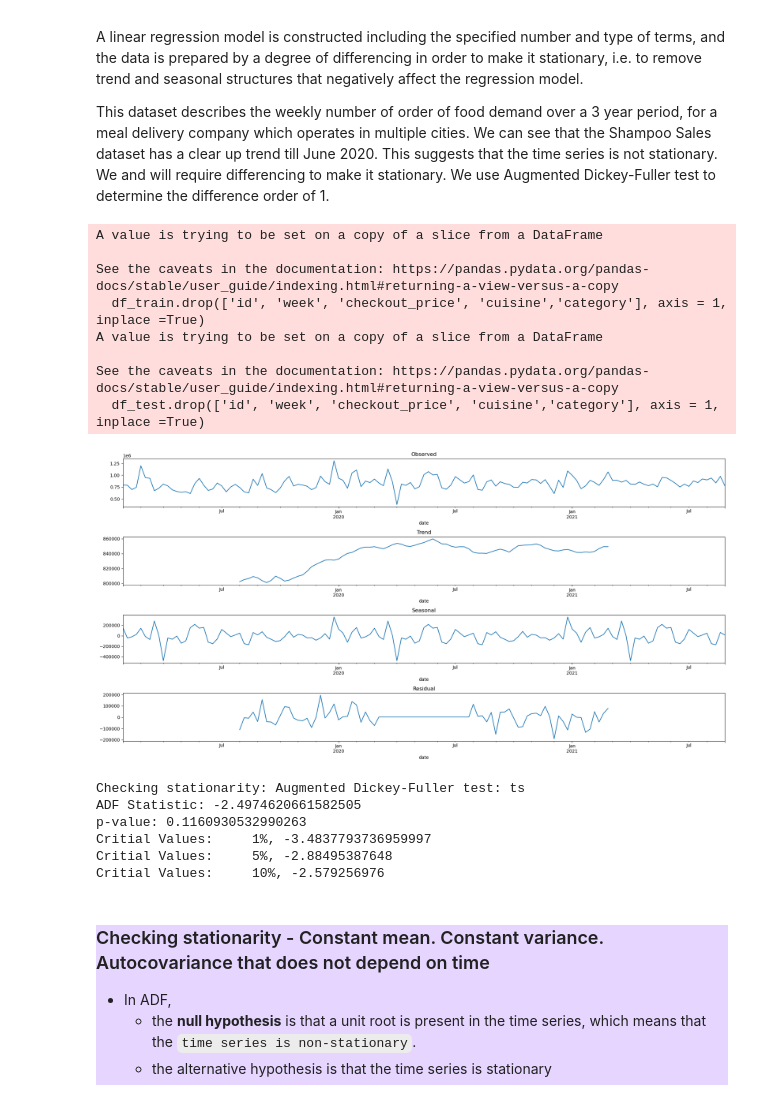
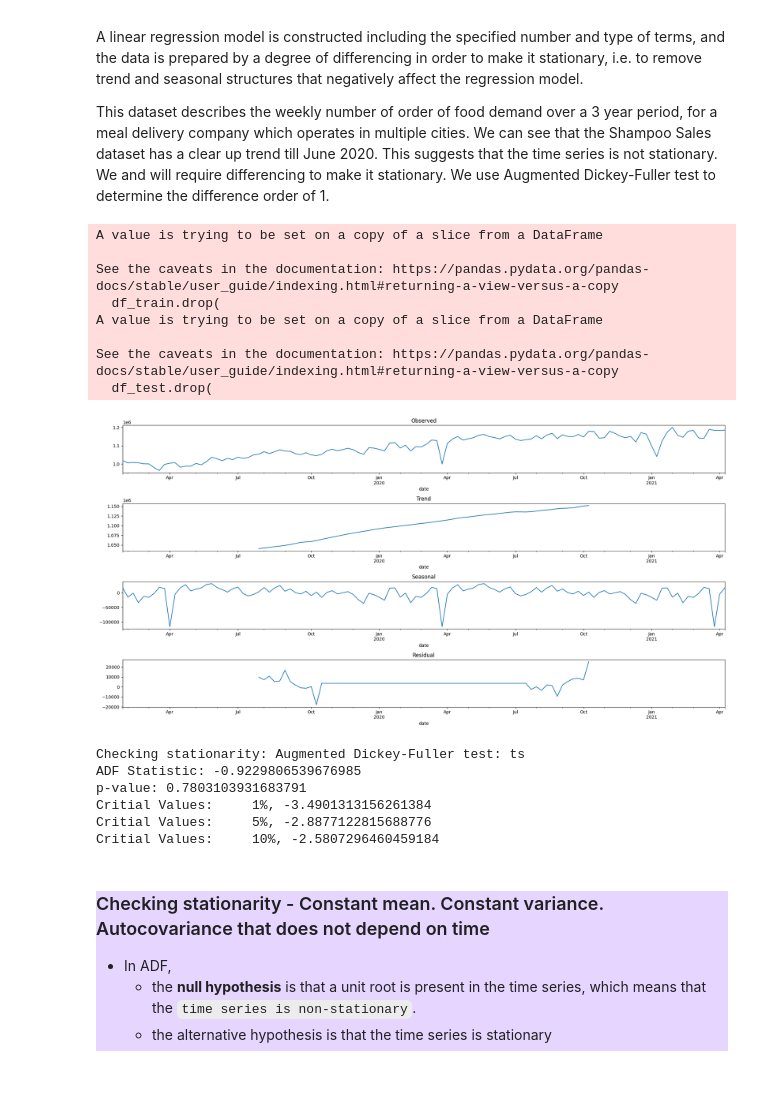
Before and after one commit to gohjongching/Food-Demand-Forecast, a Jupyter notebook: notebooks/ARIMA.ipynb, the cells around one changed output. Cells and saved outputs as stored; diff of their text form; code cells hidden in the pictures.

```diff
--- a/notebooks/ARIMA.ipynb
+++ b/notebooks/ARIMA.ipynb
@@ -252,27 +232,33 @@ A linear regression model is constructed including the specified number and type
 This dataset describes the weekly number of order of food demand over a 3 year period, for a meal delivery company which operates in multiple cities. We can see that the Shampoo Sales dataset has a clear up trend till June 2020. This suggests that the time series is not stationary. We  and will require differencing to make it stationary. We use Augmented Dickey-Fuller test to determine the difference order of 1.
 # %%
 from statsmodels.tsa.seasonal import seasonal_decompose
+from datapipeline import run_datapipeline
+import pandas as pd
+import matplotlib.pyplot as plt
 
 # Load the data using the pipeline function
-ts, test = load_data()
-
+f1 = pd.read_csv("../data/train_GzS76OK/train.csv")
+ts, test = run_datapipeline()
+ts.index = pd.to_datetime(ts.index)
+ts = ts['base_price']
+ts = ts.groupby(ts.index).sum()
 # Perform the seasonal decomposition
 result = seasonal_decompose(ts)
 
 # Plot the decomposed time series
 fig, (ax1, ax2, ax3, ax4) = plt.subplots(4, 1, figsize=(20, 10))
 result.observed.plot(ax=ax1, title='Observed')
 result.trend.plot(ax=ax2, title='Trend')
 result.seasonal.plot(ax=ax3, title='Seasonal')
 result.resid.plot(ax=ax4, title='Residual')
 plt.tight_layout()
 # %% [output]
 A value is trying to be set on a copy of a slice from a DataFrame
 
 See the caveats in the documentation: https://pandas.pydata.org/pandas-docs/stable/user_guide/indexing.html#returning-a-view-versus-a-copy
-  df_train.drop(['id', 'week', 'checkout_price', 'cuisine','category'], axis = 1, inplace =True)
+  df_train.drop(
 A value is trying to be set on a copy of a slice from a DataFrame
 
 See the caveats in the documentation: https://pandas.pydata.org/pandas-docs/stable/user_guide/indexing.html#returning-a-view-versus-a-copy
-  df_test.drop(['id', 'week', 'checkout_price', 'cuisine','category'], axis = 1, inplace =True)
+  df_test.drop(
-[figure, old version]
+[figure, new version]
@@ -290,11 +284,11 @@ for key, value in adfuller_result[4].items():
     print('Critial Values:\t', f'   {key}, {value}')
 # %% [output]
 Checking stationarity: Augmented Dickey-Fuller test: ts
-ADF Statistic: -2.4974620661582505
-p-value: 0.1160930532990263
-Critial Values:     1%, -3.4837793736959997
-Critial Values:     5%, -2.88495387648
-Critial Values:     10%, -2.579256976
+ADF Statistic: -0.9229806539676985
+p-value: 0.7803103931683791
+Critial Values:     1%, -3.4901313156261384
+Critial Values:     5%, -2.8877122815688776
+Critial Values:     10%, -2.5807296460459184
 # %% [markdown]
 <div style="background-color: #e5d5ff ; line-height: 2em">
 
```
Also changed, not shown: parts of 9 cells of this notebook, 3 other files.
